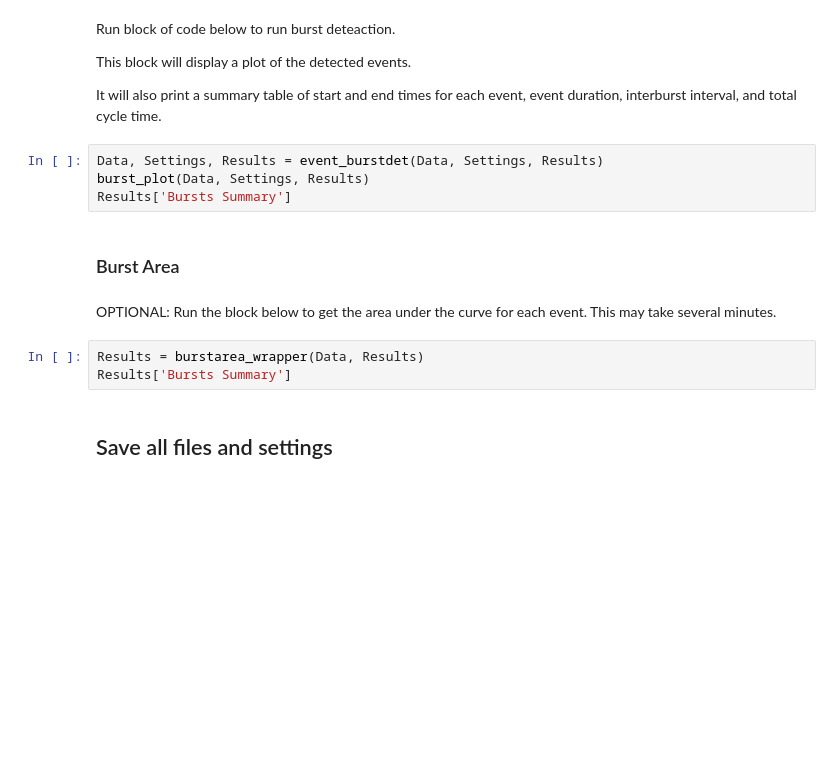
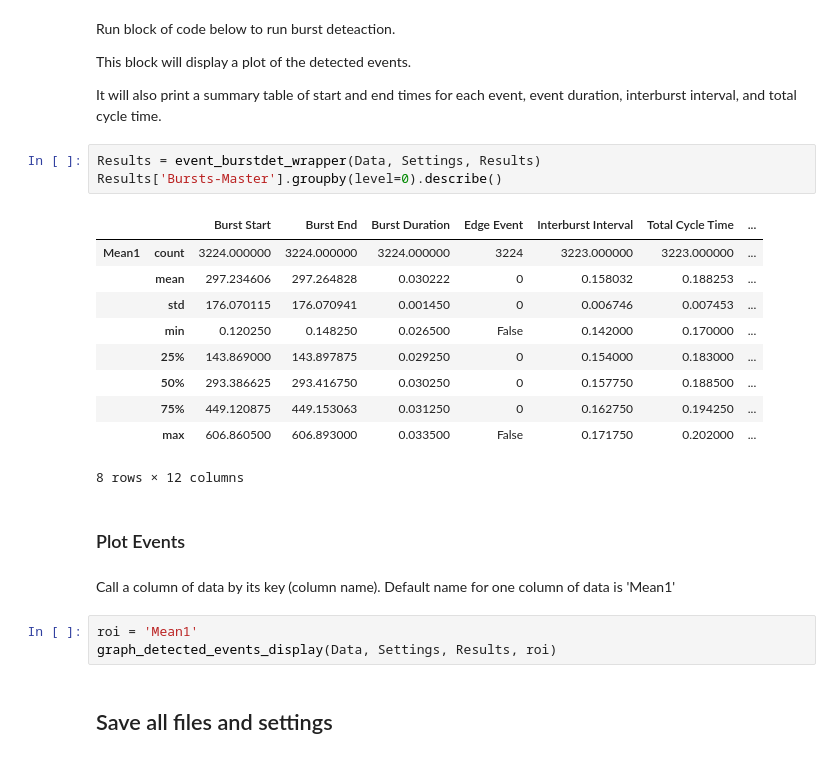
Before and after one commit to drcgw/bass, a Jupyter notebook: Single Wave- Interactive.ipynb, the cells around one changed output. Cells and saved outputs as stored; diff of their text form; blank space fills up the shorter version.

Commit message:
burst set and save
now functioning in interactive notebook. added auto save out of
valley-master, because it’s there.
#27933697385707

```diff
--- a/Single Wave- Interactive.ipynb
+++ b/Single Wave- Interactive.ipynb
@@ -231,17 +247,27 @@ Run block of code below to run burst deteaction.
 This block will display a plot of the detected events.
 
 It will also print a summary table of start and end times for each event, event duration, interburst interval, and total cycle time.
-# %%
-Data, Settings, Results = event_burstdet(Data, Settings, Results)
-burst_plot(Data, Settings, Results)
-Results['Bursts Summary']
-# %% [markdown]
-### Burst Area
-# %% [markdown]
-OPTIONAL: Run the block below to get the area under the curve for each event. This may take several minutes.
 # %%
-Results = burstarea_wrapper(Data, Results)
-Results['Bursts Summary']
+Results = event_burstdet_wrapper(Data, Settings, Results)
+Results['Bursts-Master'].groupby(level=0).describe()
+# %% [output]
+|  |  | Burst Start | Burst End | Burst Duration | Edge Event | Interburst Interval | Total Cycle Time | ... |
+| Mean1 | count | 3224.000000 | 3224.000000 | 3224.000000 | 3224 | 3223.000000 | 3223.000000 | ... |
+|  | mean | 297.234606 | 297.264828 | 0.030222 | 0 | 0.158032 | 0.188253 | ... |
+|  | std | 176.070115 | 176.070941 | 0.001450 | 0 | 0.006746 | 0.007453 | ... |
+|  | min | 0.120250 | 0.148250 | 0.026500 | False | 0.142000 | 0.170000 | ... |
+|  | 25% | 143.869000 | 143.897875 | 0.029250 | 0 | 0.154000 | 0.183000 | ... |
+|  | 50% | 293.386625 | 293.416750 | 0.030250 | 0 | 0.157750 | 0.188500 | ... |
+|  | 75% | 449.120875 | 449.153063 | 0.031250 | 0 | 0.162750 | 0.194250 | ... |
+|  | max | 606.860500 | 606.893000 | 0.033500 | False | 0.171750 | 0.202000 | ... |
+8 rows × 12 columns
+# %% [markdown]
+### Plot Events
+# %% [markdown]
+Call a column of data by its key (column name). Default name for one column of data is 'Mean1'
+# %%
+roi = 'Mean1'
+graph_detected_events_display(Data, Settings, Results, roi)
 # %% [markdown]
 ## Save all files and settings
 # %% [markdown]
```
Also changed, not shown: parts of 9 cells of this notebook, 2 other files.
